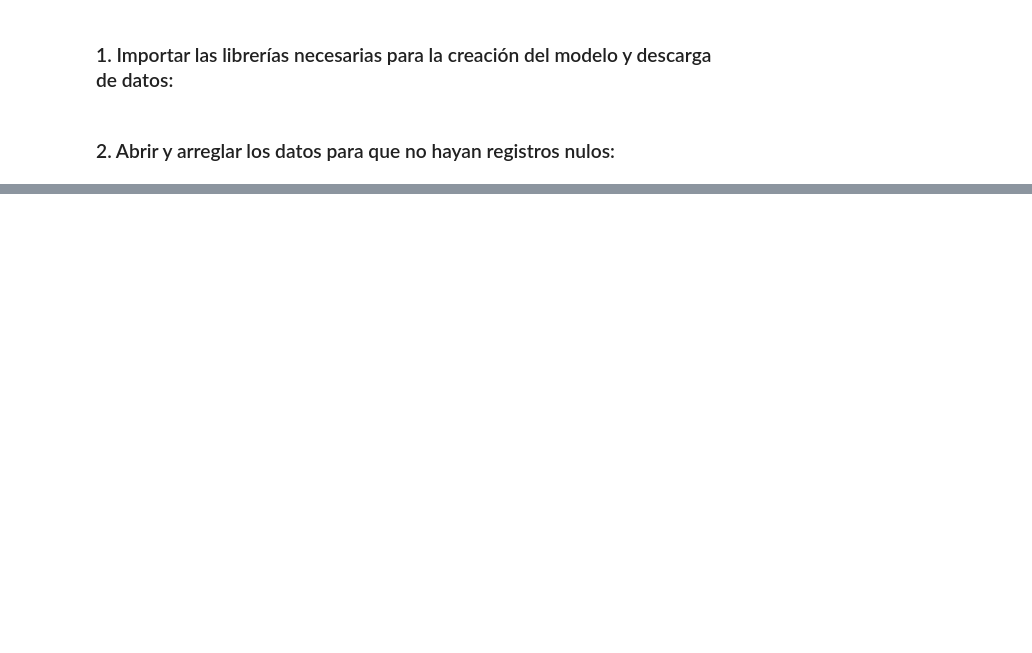
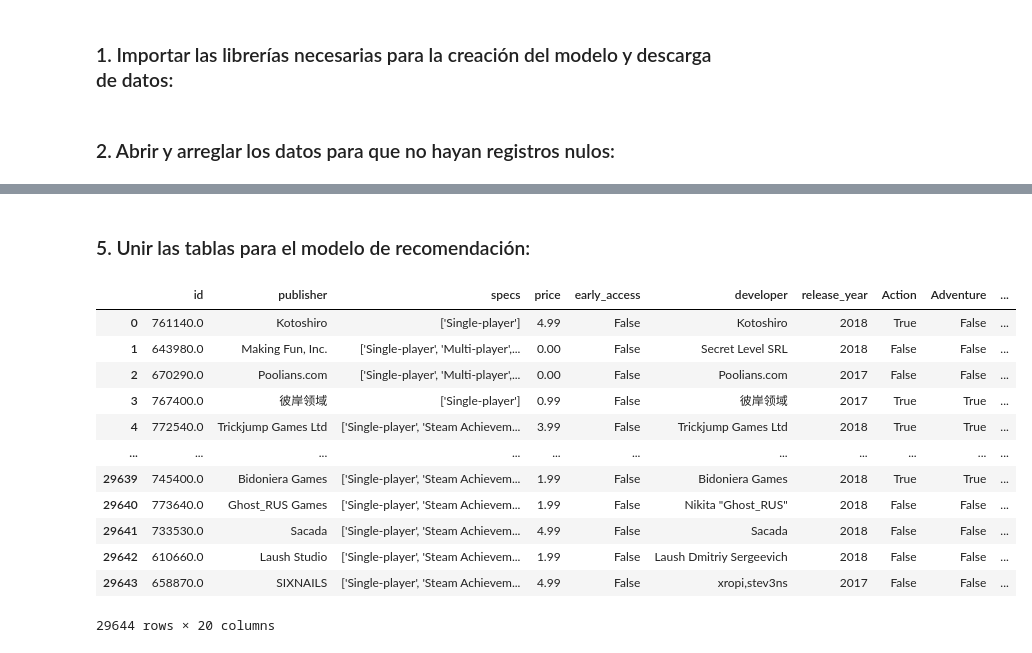
Before and after one commit to LDavidRojasD/MLOps_SteamGames_Proy1, a Jupyter notebook: 5. Modelo_Recomendación.ipynb, the cells around one changed output, grey strips where cells are left out. Saved outputs shown, nothing was run; the diff lists cells and outputs as text; code cells hidden in the pictures; blank space fills up the shorter version.

```diff
--- a/5. Modelo_Recomendación.ipynb
+++ b/5. Modelo_Recomendación.ipynb
@@ -90,0 +119,27 @@ Se obtiene una base sin nulos para trabajar:
+# %% [markdown]
+### 5. Unir las tablas para el modelo de recomendación:
+# %%
+df_model_data = pd.DataFrame(Model_Data)
+
+# Merge (join) de los DataFrames por la columna 'id'
+result = pd.merge(df_model_data, data, on='id')
+
+# Eliminar la columna 'id' del DataFrame resultante
+#result = result.drop('id', axis=1)
+
+# Mostrar el resultado
+result
+# %% [output]
+|  | id | publisher | specs | price | early_access | developer | release_year | Action | Adventure | ... |
+| 0 | 761140.0 | Kotoshiro | ['Single-player'] | 4.99 | False | Kotoshiro | 2018 | True | False | ... |
+| 1 | 643980.0 | Making Fun, Inc. | ['Single-player', 'Multi-player',... | 0.00 | False | Secret Level SRL | 2018 | False | False | ... |
+| 2 | 670290.0 | Poolians.com | ['Single-player', 'Multi-player',... | 0.00 | False | Poolians.com | 2017 | False | False | ... |
+| 3 | 767400.0 | 彼岸领域 | ['Single-player'] | 0.99 | False | 彼岸领域 | 2017 | True | True | ... |
+| 4 | 772540.0 | Trickjump Games Ltd | ['Single-player', 'Steam Achievem... | 3.99 | False | Trickjump Games Ltd | 2018 | True | True | ... |
+| ... | ... | ... | ... | ... | ... | ... | ... | ... | ... | ... |
+| 29639 | 745400.0 | Bidoniera Games | ['Single-player', 'Steam Achievem... | 1.99 | False | Bidoniera Games | 2018 | True | True | ... |
+| 29640 | 773640.0 | Ghost_RUS Games | ['Single-player', 'Steam Achievem... | 1.99 | False | Nikita "Ghost_RUS" | 2018 | False | False | ... |
+| 29641 | 733530.0 | Sacada | ['Single-player', 'Steam Achievem... | 4.99 | False | Sacada | 2018 | False | False | ... |
+| 29642 | 610660.0 | Laush Studio | ['Single-player', 'Steam Achievem... | 1.99 | False | Laush Dmitriy Sergeevich | 2018 | False | False | ... |
+| 29643 | 658870.0 | SIXNAILS | ['Single-player', 'Steam Achievem... | 4.99 | False | xropi,stev3ns | 2017 | False | False | ... |
+29644 rows × 20 columns
```
Also changed, not shown: parts of 50 cells of this notebook, 7 other files.
